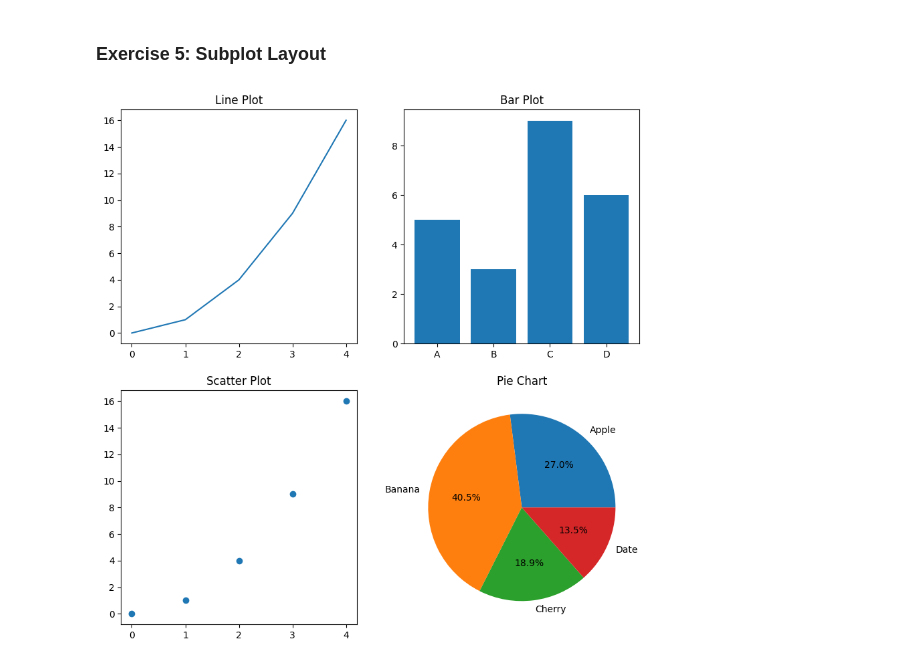
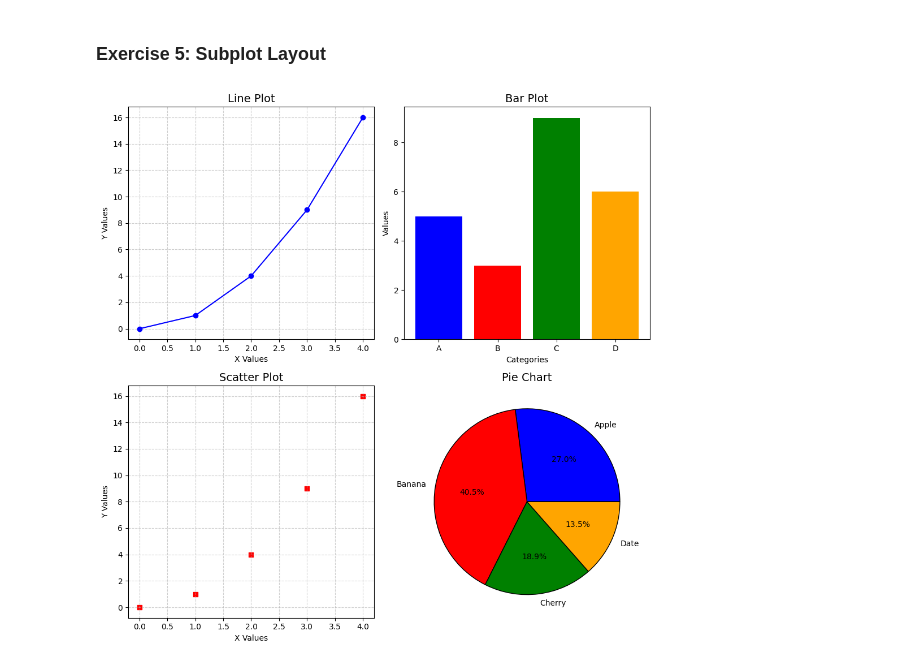
Before and after one commit to SpoorthyAnni/python-jupyter-template, a Jupyter notebook: src/5-subplot.ipynb, the cells around one changed output. Saved outputs shown, nothing was run; the diff lists cells and outputs as text; code cells hidden in the pictures.

```diff
--- a/src/5-subplot.ipynb
+++ b/src/5-subplot.ipynb
@@ -6,41 +6,51 @@
 # %%
 import matplotlib.pyplot as plt
 
 x = [0, 1, 2, 3, 4]
 y = [0, 1, 4, 9, 16]
 categories = ['A', 'B', 'C', 'D']
 values = [5, 3, 9, 6]
 labels = ['Apple', 'Banana', 'Cherry', 'Date']
 sizes = [10, 15, 7, 5]
+colors = ['blue', 'red', 'green', 'orange']
 
 # Error handling: Check data validity
 if len(x) != len(y):
     raise ValueError("x and y must have the same length for the line plot")
 if len(categories) != len(values):
     raise ValueError("categories and values must have the same length for the bar plot")
 if len(labels) != len(sizes):
     raise ValueError("labels and sizes must have the same length for the pie chart")
 
 # Create a 2x2 grid of subplots
 fig, axs = plt.subplots(2, 2, figsize=(10, 10))
 
-# First subplot: Line plot
-axs[0, 0].plot(x, y)
-axs[0, 0].set_title('Line Plot')
+# Line plot
+axs[0, 0].plot(x, y, marker='o', linestyle='-', color='blue')
+axs[0, 0].set_title('Line Plot', fontsize=14)
+axs[0, 0].set_xlabel('X Values')
+axs[0, 0].set_ylabel('Y Values')
+axs[0, 0].grid(True, linestyle='--', alpha=0.6)
 
-# Second subplot: Bar plot
-axs[0, 1].bar(categories, values)
-axs[0, 1].set_title('Bar Plot')
+# Bar plot
+axs[0, 1].bar(categories, values, color=colors)
+axs[0, 1].set_title('Bar Plot', fontsize=14)
+axs[0, 1].set_xlabel('Categories')
+axs[0, 1].set_ylabel('Values')
 
-# Third subplot: Scatter plot
-axs[1, 0].scatter(x, y)
-axs[1, 0].set_title('Scatter Plot')
+# Scatter plot
+axs[1, 0].scatter(x, y, color='red', marker='s')
+axs[1, 0].set_title('Scatter Plot', fontsize=14)
+axs[1, 0].set_xlabel('X Values')
+axs[1, 0].set_ylabel('Y Values')
+axs[1, 0].grid(True, linestyle='--', alpha=0.6)
 
-# Fourth subplot: Pie chart
-axs[1, 1].pie(sizes, labels=labels, autopct='%1.1f%%')
-axs[1, 1].set_title('Pie Chart')
+# Pie chart
+axs[1, 1].pie(sizes, labels=labels, autopct='%1.1f%%', colors=colors, wedgeprops={'edgecolor': 'black'})
+axs[1, 1].set_title('Pie Chart', fontsize=14)
 
-# Show the plots
+# Adjust layout for better spacing
+plt.tight_layout()
 plt.show()
 # %% [output]
-[figure, old version]
+[figure, new version]
```
Also changed, not shown: 5 other files.
